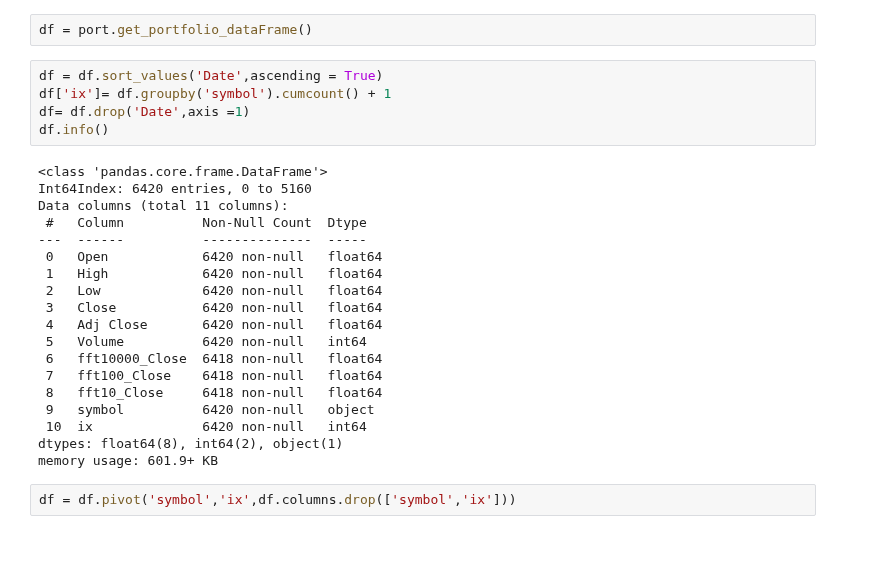
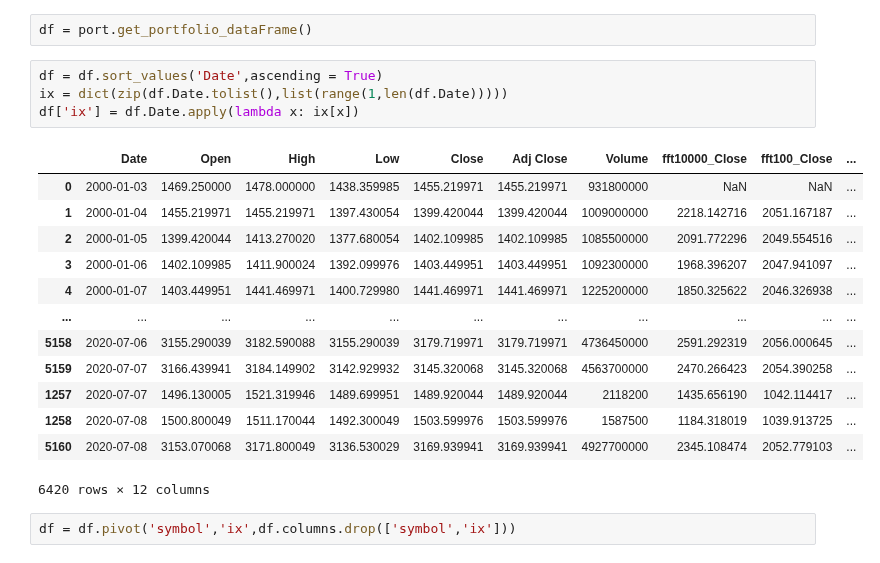
Before and after one commit to allen-chiang/Time-Series-Transformer, a Jupyter notebook: pandas.ipynb, the cells around one changed output. Saved outputs shown, nothing was run; the diff lists cells and outputs as text.

```diff
--- a/pandas.ipynb
+++ b/pandas.ipynb
@@ -19,30 +19,24 @@ port.make_technical_indicator('Close','fft100','fast_fourier',threshold = 100)
 port.make_technical_indicator('Close','fft10','fast_fourier',threshold = 10)
 # %%
 df = port.get_portfolio_dataFrame()
-# %%
-df = df.sort_values('Date',ascending = True)
-df['ix']= df.groupby('symbol').cumcount() + 1
-df= df.drop('Date',axis =1)
-df.info()
-# %% [output]
-<class 'pandas.core.frame.DataFrame'>
-Int64Index: 6420 entries, 0 to 5160
-Data columns (total 11 columns):
- #   Column          Non-Null Count  Dtype
----  ------          --------------  -----
- 0   Open            6420 non-null   float64
- 1   High            6420 non-null   float64
- 2   Low             6420 non-null   float64
- 3   Close           6420 non-null   float64
- 4   Adj Close       6420 non-null   float64
- 5   Volume          6420 non-null   int64
- 6   fft10000_Close  6418 non-null   float64
- 7   fft100_Close    6418 non-null   float64
- 8   fft10_Close     6418 non-null   float64
- 9   symbol          6420 non-null   object
- 10  ix              6420 non-null   int64
-dtypes: float64(8), int64(2), object(1)
-memory usage: 601.9+ KB
+# %%
+df = df.sort_values('Date',ascending = True)
+ix = dict(zip(df.Date.tolist(),list(range(1,len(df.Date)))))
+df['ix'] = df.Date.apply(lambda x: ix[x])
+# %% [output]
+|  | Date | Open | High | Low | Close | Adj Close | Volume | fft10000_Close | fft100_Close | ... |
+| 0 | 2000-01-03 | 1469.250000 | 1478.000000 | 1438.359985 | 1455.219971 | 1455.219971 | 931800000 | NaN | NaN | ... |
+| 1 | 2000-01-04 | 1455.219971 | 1455.219971 | 1397.430054 | 1399.420044 | 1399.420044 | 1009000000 | 2218.142716 | 2051.167187 | ... |
+| 2 | 2000-01-05 | 1399.420044 | 1413.270020 | 1377.680054 | 1402.109985 | 1402.109985 | 1085500000 | 2091.772296 | 2049.554516 | ... |
+| 3 | 2000-01-06 | 1402.109985 | 1411.900024 | 1392.099976 | 1403.449951 | 1403.449951 | 1092300000 | 1968.396207 | 2047.941097 | ... |
+| 4 | 2000-01-07 | 1403.449951 | 1441.469971 | 1400.729980 | 1441.469971 | 1441.469971 | 1225200000 | 1850.325622 | 2046.326938 | ... |
+| ... | ... | ... | ... | ... | ... | ... | ... | ... | ... | ... |
+| 5158 | 2020-07-06 | 3155.290039 | 3182.590088 | 3155.290039 | 3179.719971 | 3179.719971 | 4736450000 | 2591.292319 | 2056.000645 | ... |
+| 5159 | 2020-07-07 | 3166.439941 | 3184.149902 | 3142.929932 | 3145.320068 | 3145.320068 | 4563700000 | 2470.266423 | 2054.390258 | ... |
+| 1257 | 2020-07-07 | 1496.130005 | 1521.319946 | 1489.699951 | 1489.920044 | 1489.920044 | 2118200 | 1435.656190 | 1042.114417 | ... |
+| 1258 | 2020-07-08 | 1500.800049 | 1511.170044 | 1492.300049 | 1503.599976 | 1503.599976 | 1587500 | 1184.318019 | 1039.913725 | ... |
+| 5160 | 2020-07-08 | 3153.070068 | 3171.800049 | 3136.530029 | 3169.939941 | 3169.939941 | 4927700000 | 2345.108474 | 2052.779103 | ... |
+6420 rows × 12 columns
 # %%
 df = df.pivot('symbol','ix',df.columns.drop(['symbol','ix']))
 # %%
```
Also changed, not shown: 6 other files.
